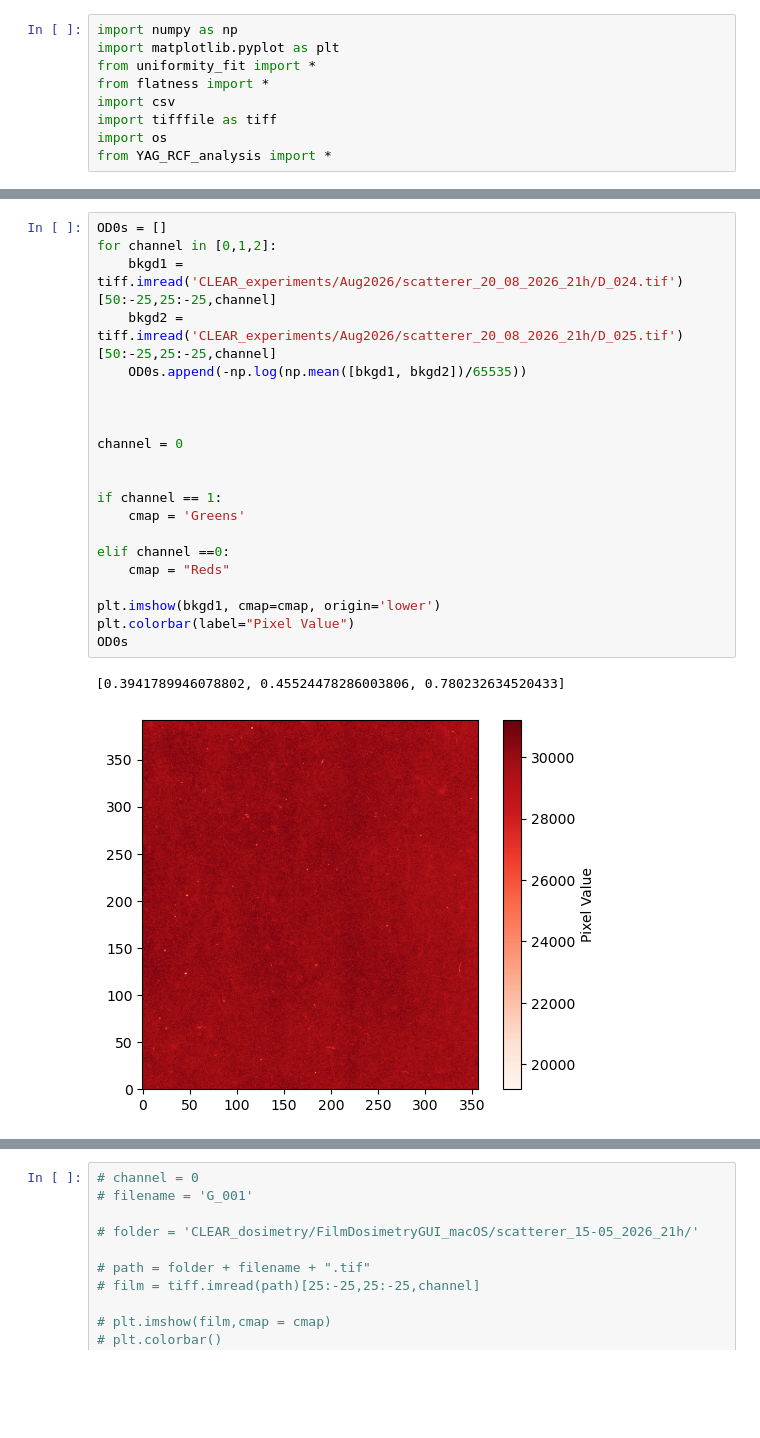
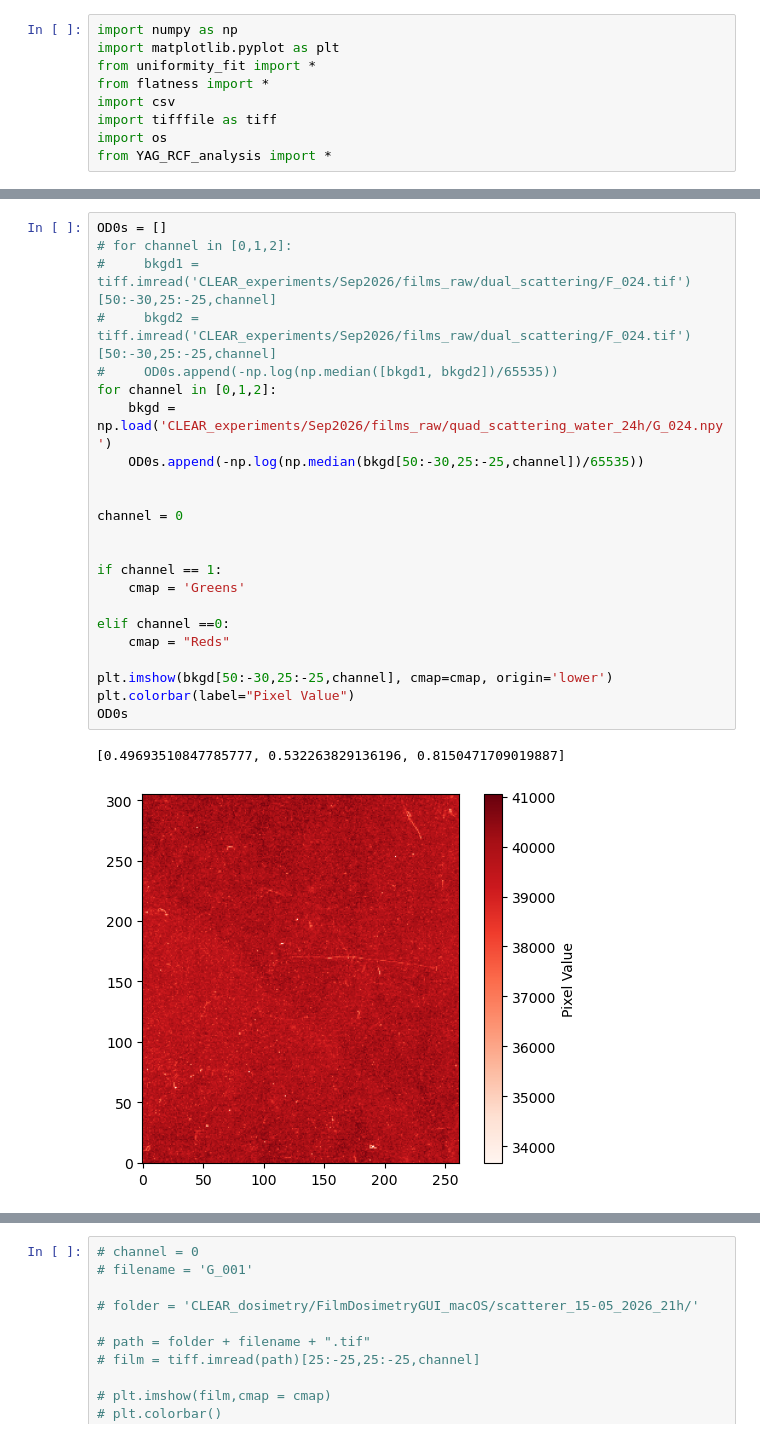
Before and after one commit to sabrinawaa/DPhil_Project, a Jupyter notebook: CLEAR_RCF_processing.ipynb, the cells around one changed output, grey strips where cells are left out. Cells and saved outputs as stored; diff of their text form; blank space fills up the shorter version.

```diff
--- a/CLEAR_RCF_processing.ipynb
+++ b/CLEAR_RCF_processing.ipynb
@@ -34,25 +76,27 @@ def get_calibration(im_type):
         return 0.0846667  # mm/pixel
 # %%
 OD0s = []
+# for channel in [0,1,2]:
+#     bkgd1 = tiff.imread('CLEAR_experiments/Sep2026/films_raw/dual_scattering/F_024.tif')[50:-30,25:-25,channel]
+#     bkgd2 = tiff.imread('CLEAR_experiments/Sep2026/films_raw/dual_scattering/F_024.tif')[50:-30,25:-25,channel]
+#     OD0s.append(-np.log(np.median([bkgd1, bkgd2])/65535))
 for channel in [0,1,2]:
-    bkgd1 = tiff.imread('CLEAR_experiments/Aug2026/scatterer_20_08_2026_21h/D_024.tif')[50:-25,25:-25,channel]
-    bkgd2 = tiff.imread('CLEAR_experiments/Aug2026/scatterer_20_08_2026_21h/D_025.tif')[50:-25,25:-25,channel]
-    OD0s.append(-np.log(np.mean([bkgd1, bkgd2])/65535))
-
+    bkgd = np.load('CLEAR_experiments/Sep2026/films_raw/quad_scattering_water_24h/G_024.npy')
+    OD0s.append(-np.log(np.median(bkgd[50:-30,25:-25,channel])/65535))
 
 
 channel = 0
 
 
 if channel == 1:
     cmap = 'Greens'
 
 elif channel ==0:
     cmap = "Reds"
 
-plt.imshow(bkgd1, cmap=cmap, origin='lower')
+plt.imshow(bkgd[50:-30,25:-25,channel], cmap=cmap, origin='lower')
 plt.colorbar(label="Pixel Value")
 OD0s
 # %% [output]
-[0.3941789946078802, 0.45524478286003806, 0.780232634520433]
+[0.49693510847785777, 0.532263829136196, 0.8150471709019887]
-[figure, old version]
+[figure, new version]
```
Also changed, not shown: parts of 9 cells of this notebook, 19 other files.
